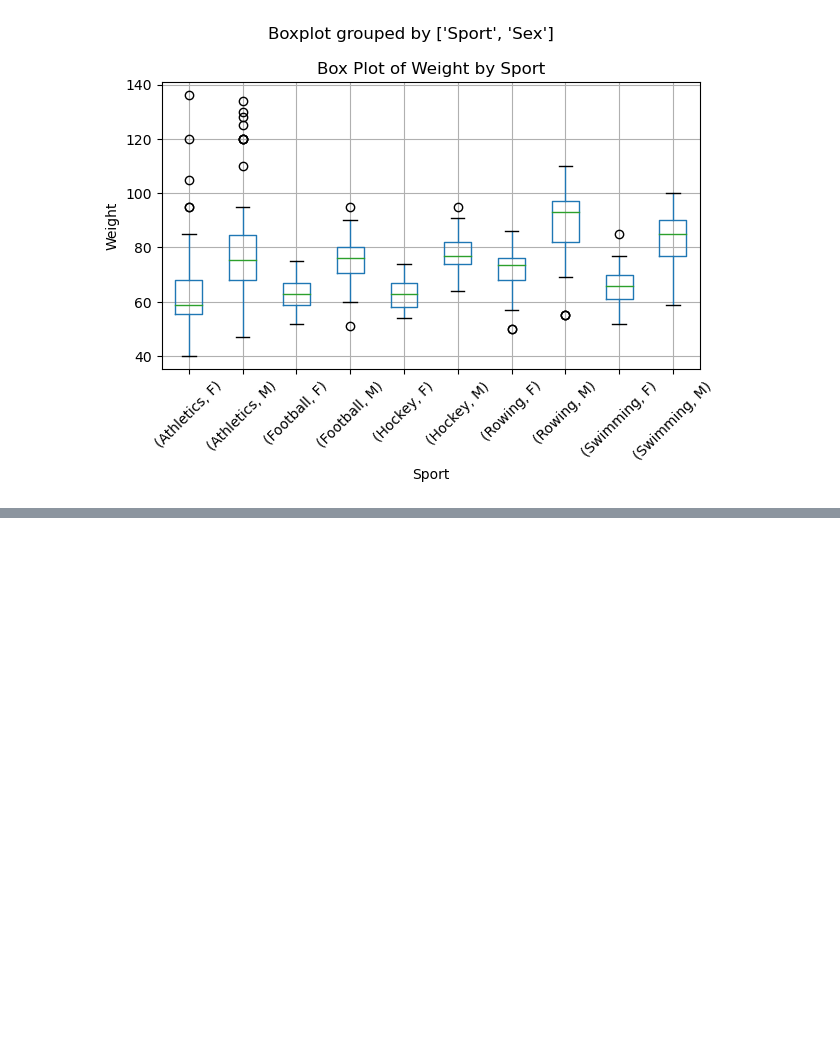
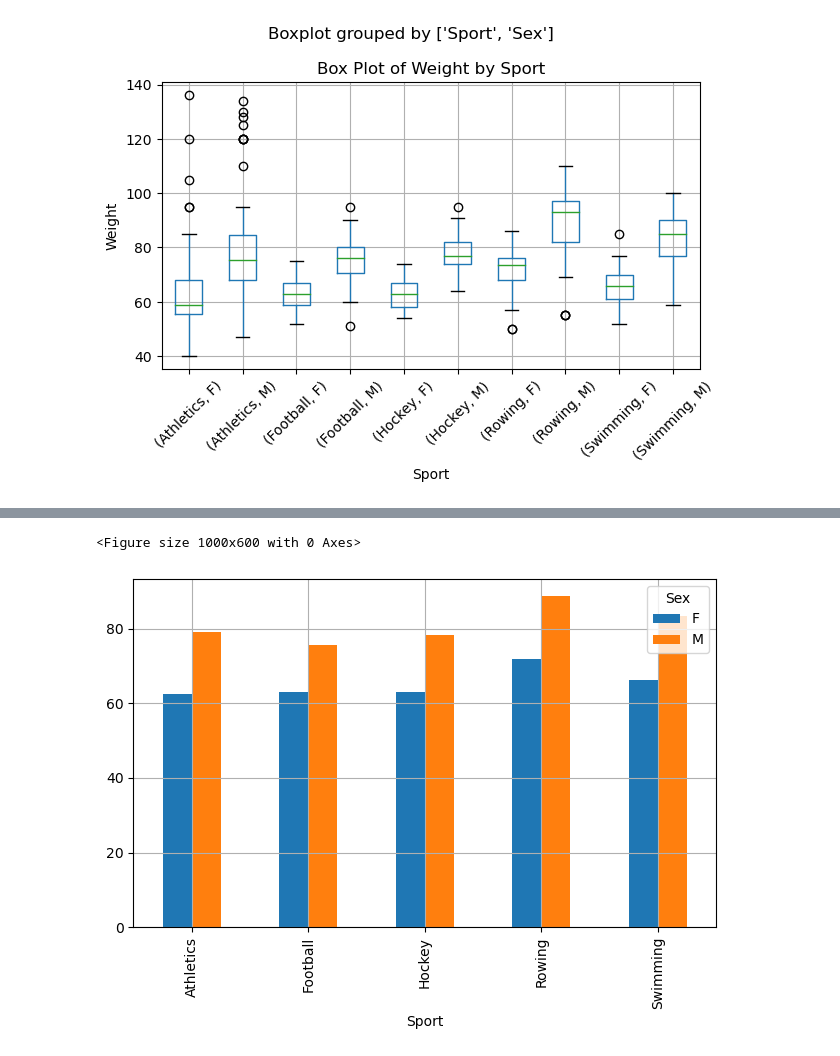
Before and after one commit to sbs24013/CCT, a Jupyter notebook: Data Preparation & Visualisation/olympics.ipynb, the cells around one changed output, grey strips where cells are left out. Drawn from its saved outputs; the diff is of its cells as text; code cells hidden in the pictures; blank space fills up the shorter version.

```diff
--- a/Data Preparation & Visualisation/olympics.ipynb
+++ b/Data Preparation & Visualisation/olympics.ipynb
@@ -252,0 +253,32 @@ TypeError: 'str' object is not callable
+# %%
+# Generate a bar plot indicating the average weight
+
+# data = {
+#     'Sport': ['Athletics', 'Athletics', 'Football', 'Football', 'Hockey', 'Hockey', 'Rowing', 'Rowing', 'Swimming', 'Swimming'],
+#     'Sex': ['F', 'M', 'F', 'M', 'F', 'M', 'F', 'M', 'F', 'M'],
+#     'Weight': [62.578947, 79.074468, 62.962963, 75.725490, 63.061224, 78.380000, 71.766667, 88.833333, 66.195876, 83.408602]
+# }
+
+data = {
+  "Sport": top5_2016["Sport"],
+  "Sex": top5_2016["Sex"],
+  "Weight": top5_2016["Weight"],
+}
+
+df = pd.DataFrame(data)
+
+aggregated_df = df.groupby(['Sport', 'Sex'])['Weight'].mean().reset_index()
+
+pivot_df = aggregated_df.pivot(index='Sport', columns='Sex', values='Weight')
+
+# Create a box plot for each sport
+plt.figure(figsize=(10, 6))
+pivot_df.plot(kind="bar", stacked=False)
+
+# Show plot
+plt.grid(True)
+plt.tight_layout()
+plt.show()
+# %% [output]
+<Figure size 1000x600 with 0 Axes>
+[figure, added]
```
Also changed, not shown: parts of 1 cell of this notebook, 52 other files.
